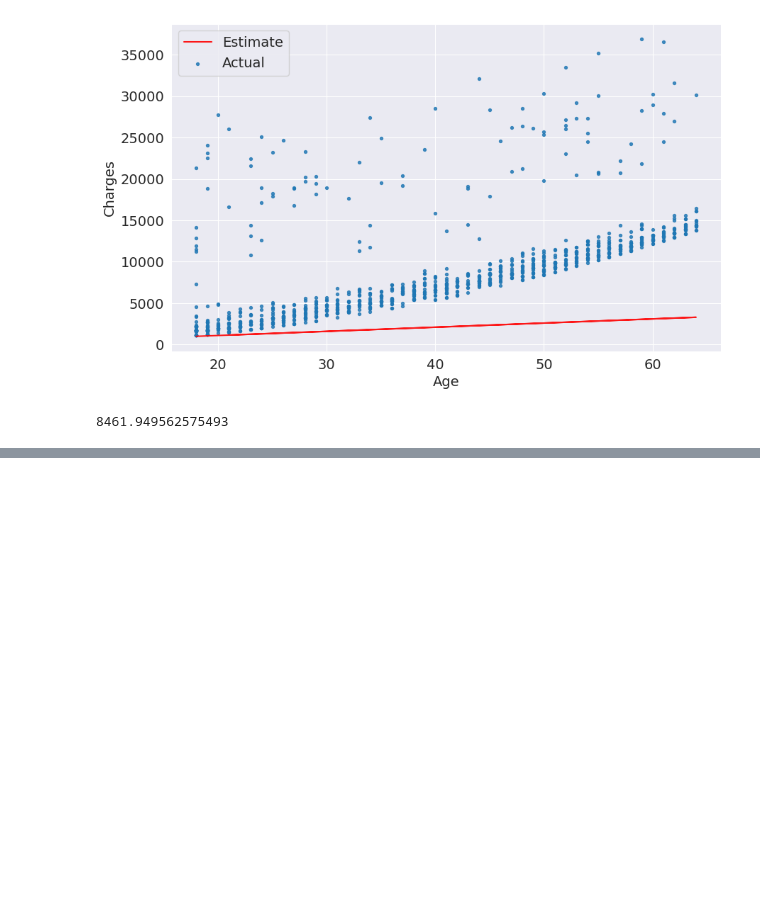
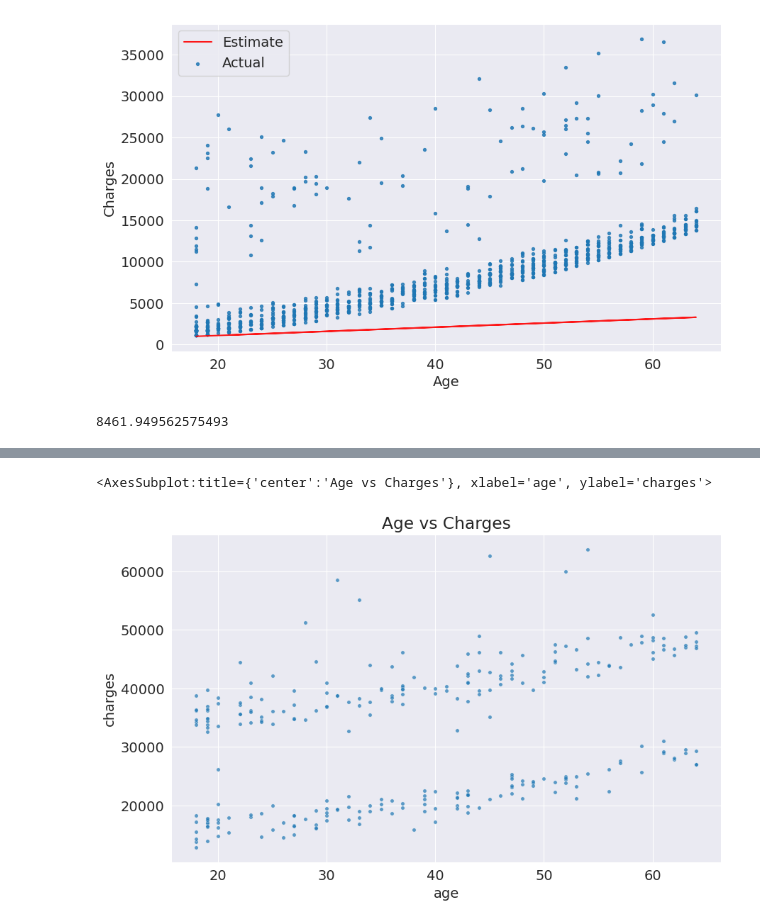
Before and after one commit to Bhaveshgd22/Machine-Learning, a Jupyter notebook: Linear_Regression.ipynb, the cells around one changed output, grey strips where cells are left out. Saved outputs shown, nothing was run; the diff lists cells and outputs as text; code cells hidden in the pictures; blank space fills up the shorter version.

```diff
--- a/Linear_Regression.ipynb
+++ b/Linear_Regression.ipynb
@@ -318,0 +383,8 @@ RMSE Loss:  4683.622287033994
+# %%
+smoker_df=medical_df[medical_df.smoker=='yes']
+# %%
+plt.title('Age vs Charges')
+sns.scatterplot(data=smoker_df,x='age', y='charges', alpha=0.7, s=15)
+# %% [output]
+<AxesSubplot:title={'center':'Age vs Charges'}, xlabel='age', ylabel='charges'>
+[figure, added]
```
Also changed, not shown: parts of 33 cells of this notebook.
